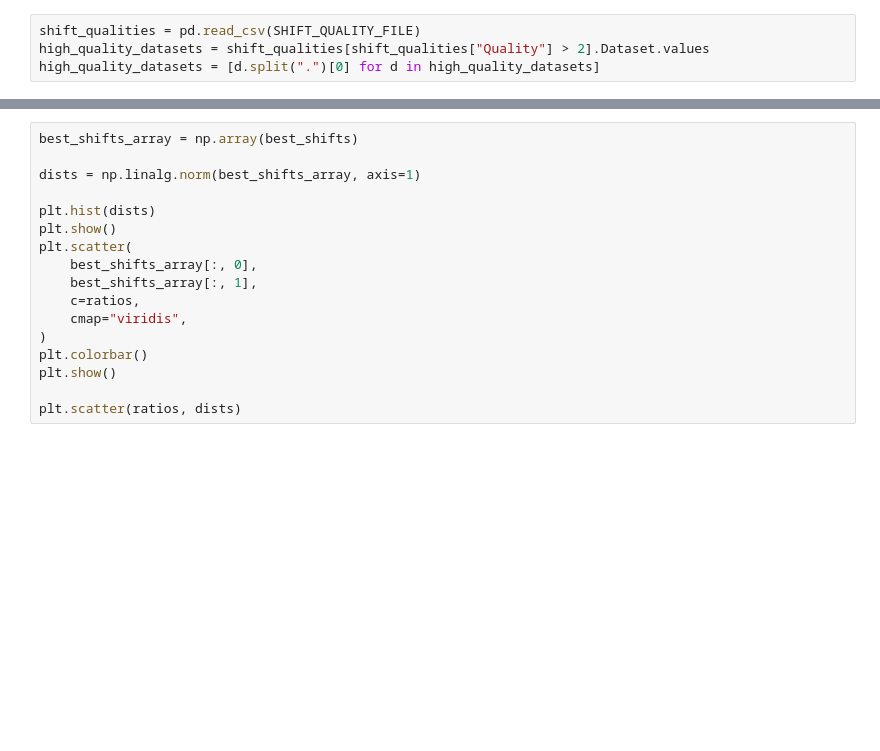
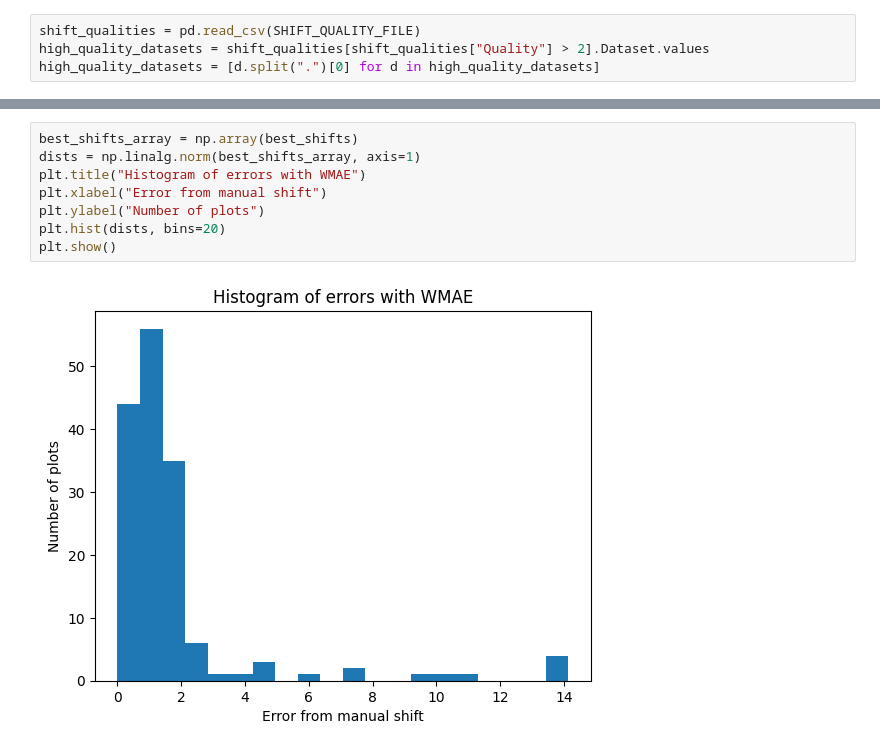
Before and after one commit to open-forest-observatory/geospatial-data-registration-toolkit, a Jupyter notebook: dev/raster_to_point_experiments.ipynb, the cells around one changed output, grey strips where cells are left out. Cells and saved outputs as stored; diff of their text form; blank space fills up the shorter version.

Commit message:
Experiments with WMAE

```diff
--- a/dev/raster_to_point_experiments.ipynb
+++ b/dev/raster_to_point_experiments.ipynb
@@ -75,17 +57,10 @@ for i, dataset in tqdm(enumerate(matching_datasets)):
 # %%
 best_shifts_array = np.array(best_shifts)
-
 dists = np.linalg.norm(best_shifts_array, axis=1)
-
-plt.hist(dists)
+plt.title("Histogram of errors with WMAE")
+plt.xlabel("Error from manual shift")
+plt.ylabel("Number of plots")
+plt.hist(dists, bins=20)
 plt.show()
-plt.scatter(
-    best_shifts_array[:, 0],
-    best_shifts_array[:, 1],
-    c=ratios,
-    cmap="viridis",
-)
-plt.colorbar()
-plt.show()
-
-plt.scatter(ratios, dists)
+# %% [output]
+[figure, added]
```
Also changed, not shown: parts of 5 cells of this notebook.
